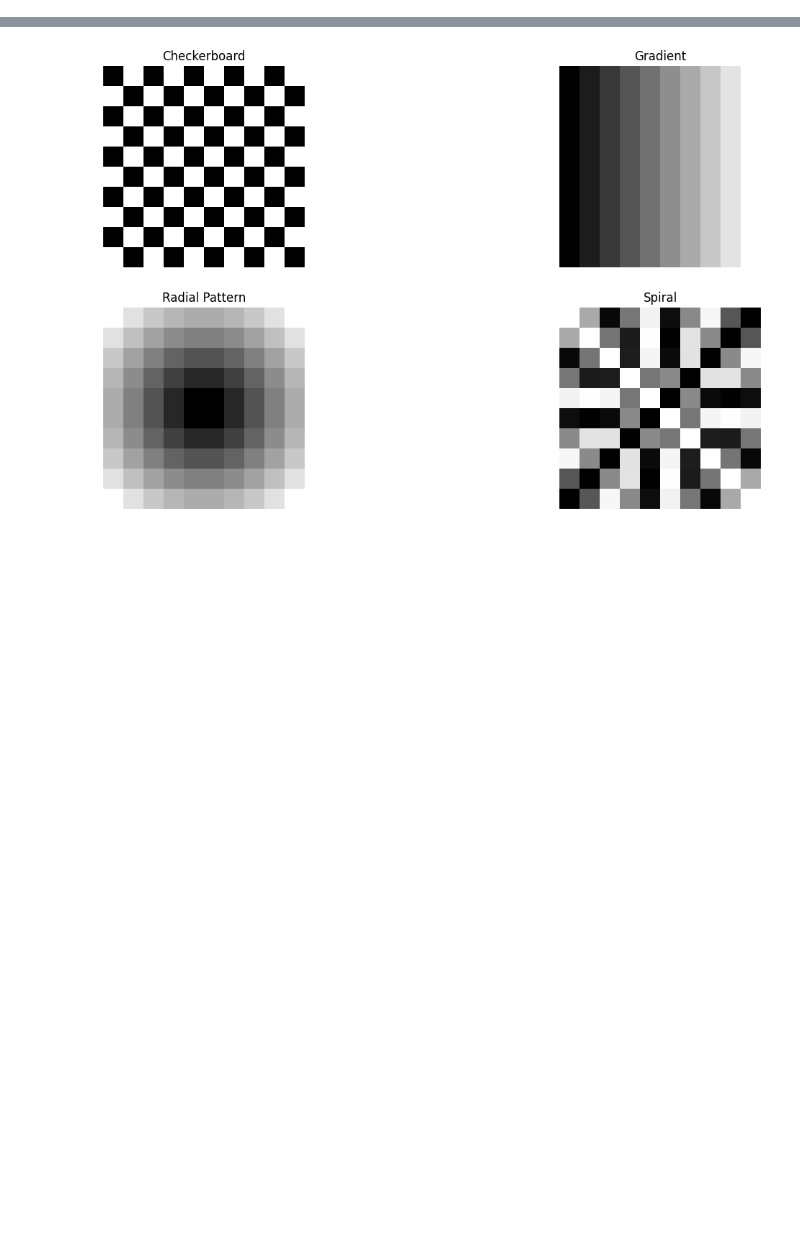
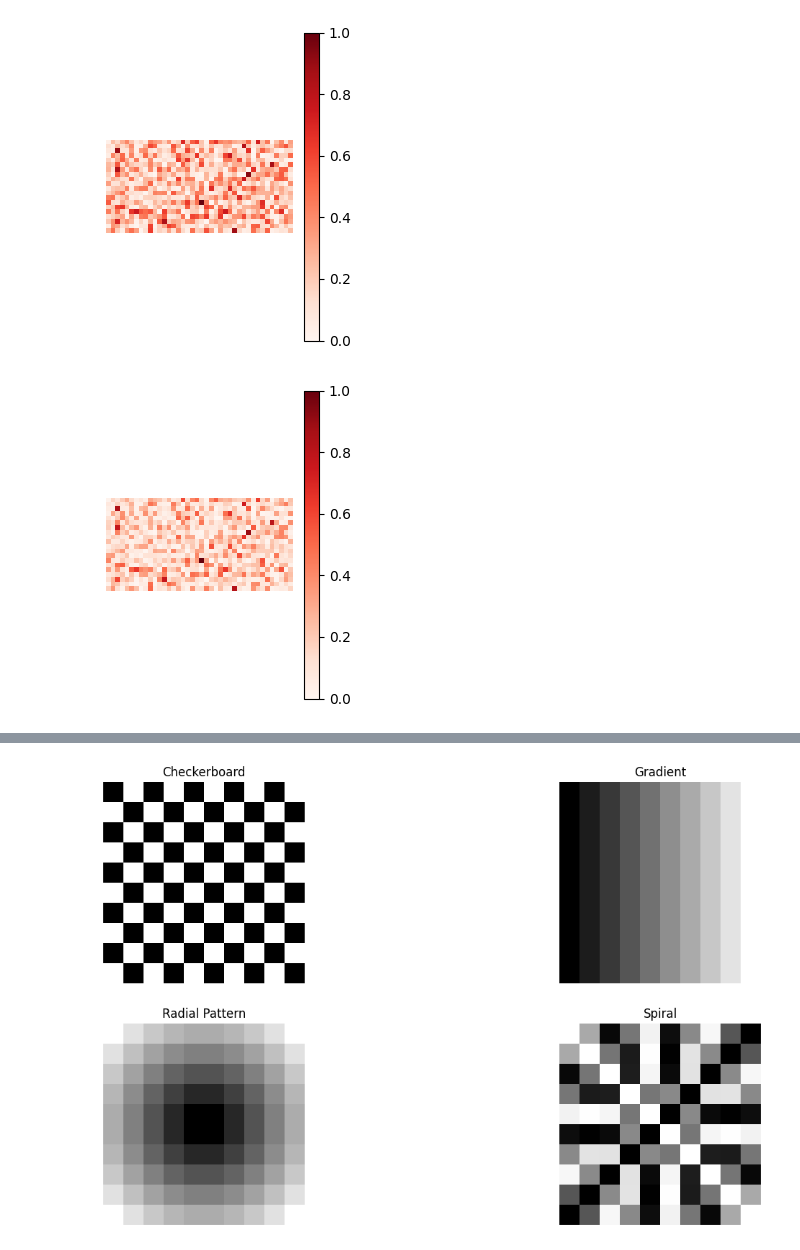
Before and after one commit to aadeoye911/CompASS, a Jupyter notebook: composition_rules.ipynb, the cells around one changed output, grey strips where cells are left out. Drawn from its saved outputs; the diff is of its cells as text; code cells hidden in the pictures; blank space fills up the shorter version.

```diff
--- a/composition_rules.ipynb
+++ b/composition_rules.ipynb
@@ -219,0 +314,73 @@ def generate_even_distribution(size=10):
+# %%
+# attn_map = generate_gradient(H=40, W=40)
+attn_map = torch.abs(torch.randn(20, 40)) *1e-32 / 2
+# attn_map = generate_gradient(H=40, W=64)
+H, W = attn_map.shape
+attn_map = attn_map.to(dtype=torch.float32)
+attn_map = normalize_map(attn_map)
+visualise_attn(attn_map, cmap="Reds")
+
+attn_map = softmax_normalization(attn_map, temperature=1)
+attn_map = normalize_map(attn_map)
+visualise_attn(attn_map, cmap="Reds")
+
+# focal_strength = torch.max(attn_norm) / (torch.mean(attn_norm) + 1e6)
+# print(f"Focal strength: {focal_strength}")
+
+# attn_map = attn_map * focal_strength
+# visualise_attn(attn_map, cmap="Reds")
+# focal_strength = torch.max(attn_map) / (torch.mean(attn_map) + 1e6)
+# print(f"Focal strength: {focal_strength}")
+
+
+# attn_map = softmax_normalization(attn_map, temperature=0.5)
+# visualise_attn(attn_map, cmap="Reds")
+
+# # attn_map = normalize_map(attn_map)
+# # attn_map = softmax_normalization(attn_map, temperature=1/focal_strength)
+# # # attn_map = torch.log1p(attn_map)
+# # print(f"Max:{torch.max(attn_map)}" )
+# # visualise_attn(attn_map, cmap="Reds")
+# # print("Softmax")
+
+# visualise_attn(attn_map, cmap="Reds")
+
+# print("Focal weight softmax then normalized")
+# visualise_attn(attn_map, cmap="Reds")
+# positions = cp.generate_normalized_grid(H, W, keep_aspect=True)
+# attn_mass = torch.sum(attn_map)
+
+# # Compute center of mass
+
+# print(f"Focus strength: {focal_strength.item()}")
+# moments = torch.sum(attn_map.unsqueeze(-1) * positions, dim=(0,1))
+# centroid = moments / attn_mass
+# print(f"Centroid: {centroid}")
+# center = (centroid * torch.Tensor([W // 2, H // 2])) + torch.Tensor([W // 2, H // 2])
+# visualise_attn(attn_map, centroid=center)
+# d_VB = torch.sum(torch.abs(centroid ))
+# print(f"Centroid manhattan: {d_VB}")
+# e_VB = cp.gaussian_weighting(d_VB, sigma=0.1)
+# print(f"Centroid gaussian energy: {e_VB}")
+
+# # Compute moment of inertia
+# squared_distances = torch.sum(attn_map.unsqueeze(-1) * ((positions - centroid)** 2), dim=(0, 1))
+# variance = squared_distances / attn_mass
+# print(f"Variance: {variance}")
+# moment_of_inertia = torch.sum(squared_distances / (H * W))
+# print(f"Moment of inertia: {moment_of_inertia}")
+
+# # Compute moment of inertia
+# right_diag = get_standard_normal(type="right_diag", H=H, W=W)
+# left_diag = get_standard_normal(type="left_diag", H=H, W=W)
+# angular_right = torch.sum(attn_map * distance_to_line(positions, right_diag, signed=True))
+# angular_left = torch.sum(attn_map * distance_to_line(positions, left_diag, signed=True))
+# print(f"Momentum about right diag: {angular_right}")
+# print(f"Momentum about left diag: {angular_left}")
+
+# vertical = get_standard_normal(type="vertical", H=H, W=W)
+# angular_y = torch.sum(attn_map * distance_to_line(positions, vertical, signed=True))
+# print(f"Momentum about center: {angular_y}")
+# %% [output]
+[figure, added]
+[figure, added]
```
Also changed, not shown: parts of 17 cells of this notebook, 4 other files.
